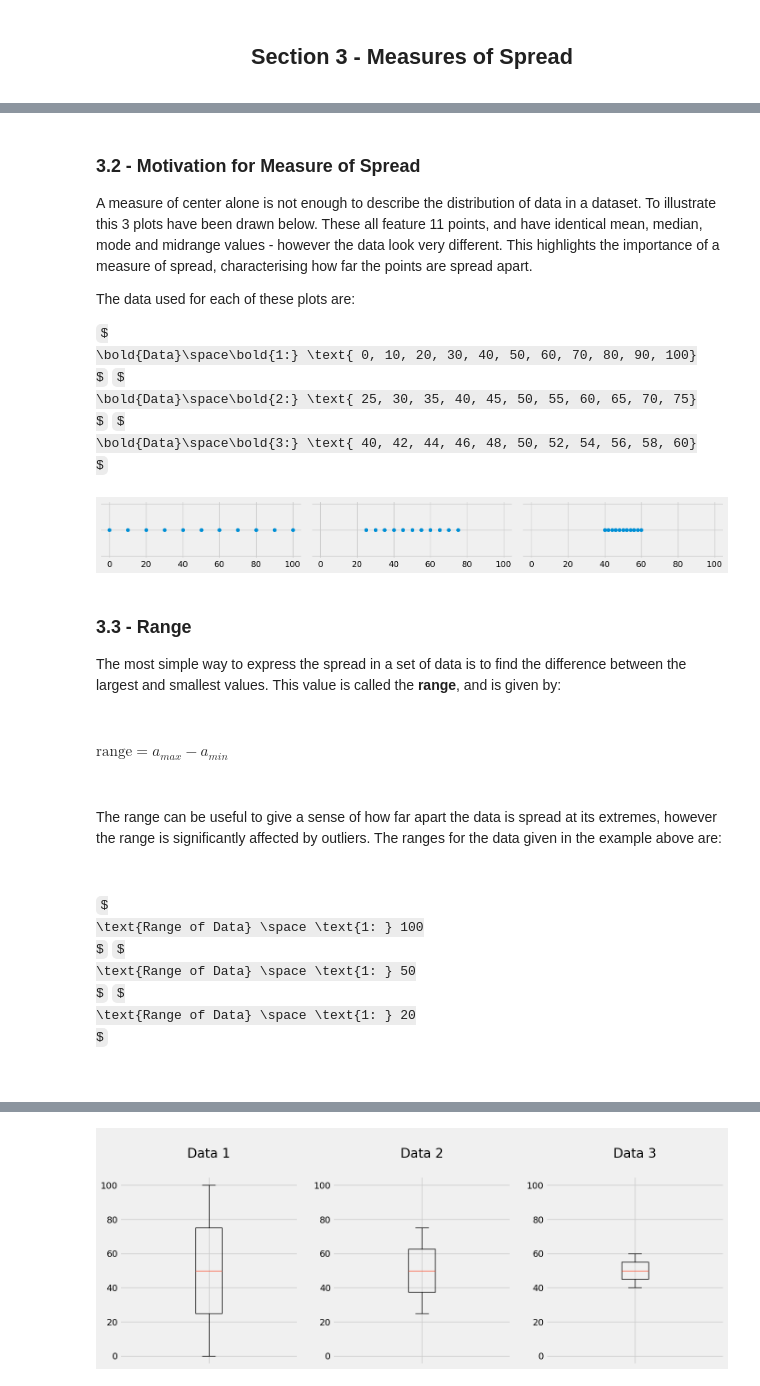
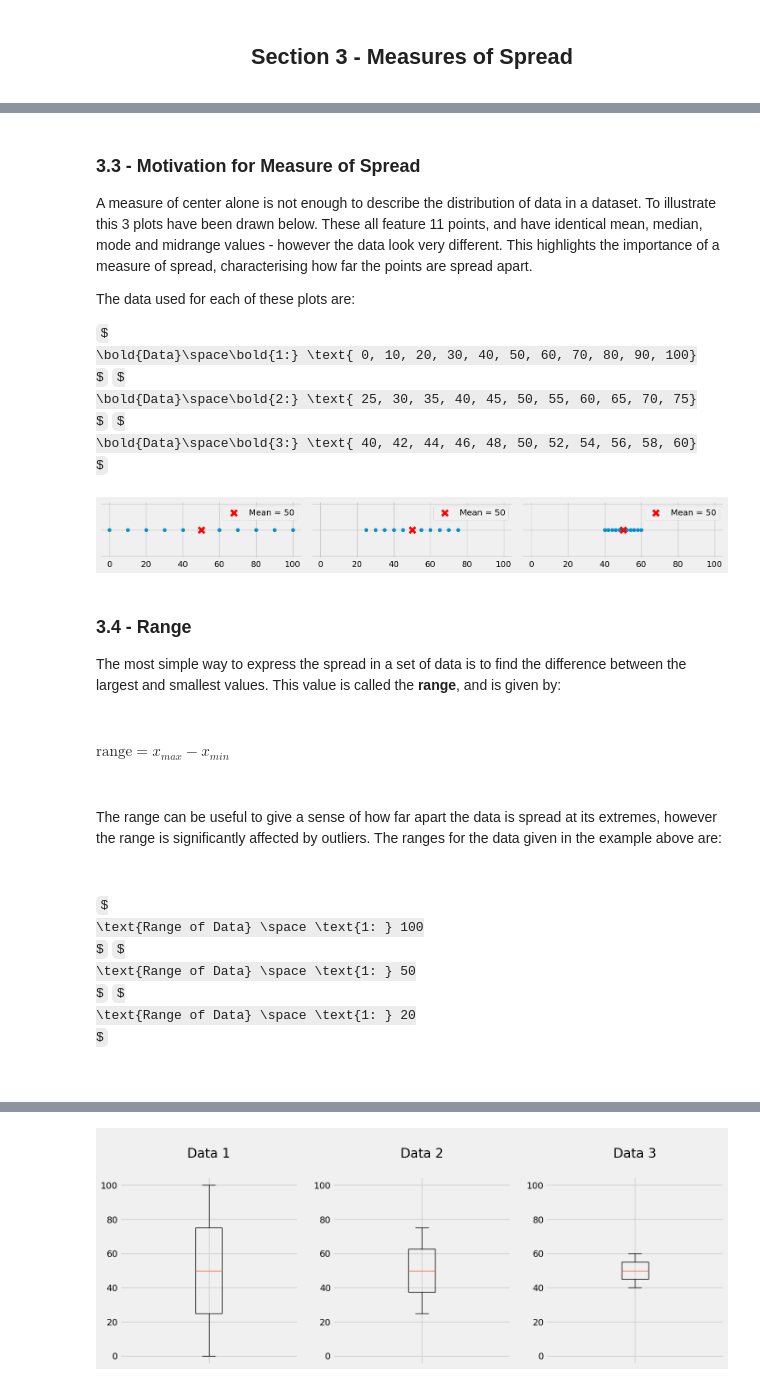
Before and after one commit to BradneySmith/Statistics-for-Machine-Learning, a Jupyter notebook: Chapter 1 - Statistics Fundamentals/1.1 - Introduction to Statistics.ipynb, the cells around one changed output, grey strips where cells are left out. Saved outputs shown, nothing was run; the diff lists cells and outputs as text; code cells hidden in the pictures; some formulas as TeX source.

Commit message:
Added measures of spread explanations

```diff
--- a/Chapter 1 - Statistics Fundamentals/1.1 - Introduction to Statistics.ipynb
+++ b/Chapter 1 - Statistics Fundamentals/1.1 - Introduction to Statistics.ipynb
@@ -345,5 +365,5 @@ The spread (or variability) of data is how the measurements are distributed acro
 # %% [markdown]
-### 3.2 - Motivation for Measure of Spread
+### 3.3 - Motivation for Measure of Spread
 
 A measure of center alone is not enough to describe the distribution of data in a dataset. To illustrate this 3 plots have been drawn below. These all feature 11 points, and have identical mean, median, mode and midrange values - however the data look very different. This highlights the importance of a measure of spread, characterising how far the points are spread apart.
 
@@ -361,31 +381,33 @@ $
 # %%
 y = [0 for i in range(11)]
 data_1 = [0, 10, 20, 30, 40, 50, 60, 70, 80, 90, 100]
 data_2 = [25, 30, 35, 40, 45, 50, 55, 60, 65, 70, 75]
 data_3 = [40, 42, 44, 46, 48, 50, 52, 54, 56, 58, 60]
 
 fig, ax = plt.subplots(ncols=3, figsize=(15,2))
 
 ax[0].scatter(data_1, y)
 ax[1].scatter(data_2, y)
 ax[2].scatter(data_3, y)
 
 for i in range(3):
     ax[i].set_yticklabels([])
     ax[i].set_xlim(-5,105)
+    ax[i].scatter(50, 0, color='red', label='Mean = 50', marker='x', s=100)
+    ax[i].legend()
 
 fig.tight_layout()
 # %% [output]
-[figure, old version]
+[figure, new version]
 # %% [markdown]
-### 3.3 - Range
+### 3.4 - Range
 
 The most simple way to express the spread in a set of data is to find the difference between the largest and smallest values. This value is called the **range**, and is given by:
 
 &nbsp;
 
 $
-\text{range} = a_{max} - a_{min}
+\text{range} = x_{max} - x_{min}
 $
 
 &nbsp;
```
Also changed, not shown: parts of 23 cells of this notebook.
